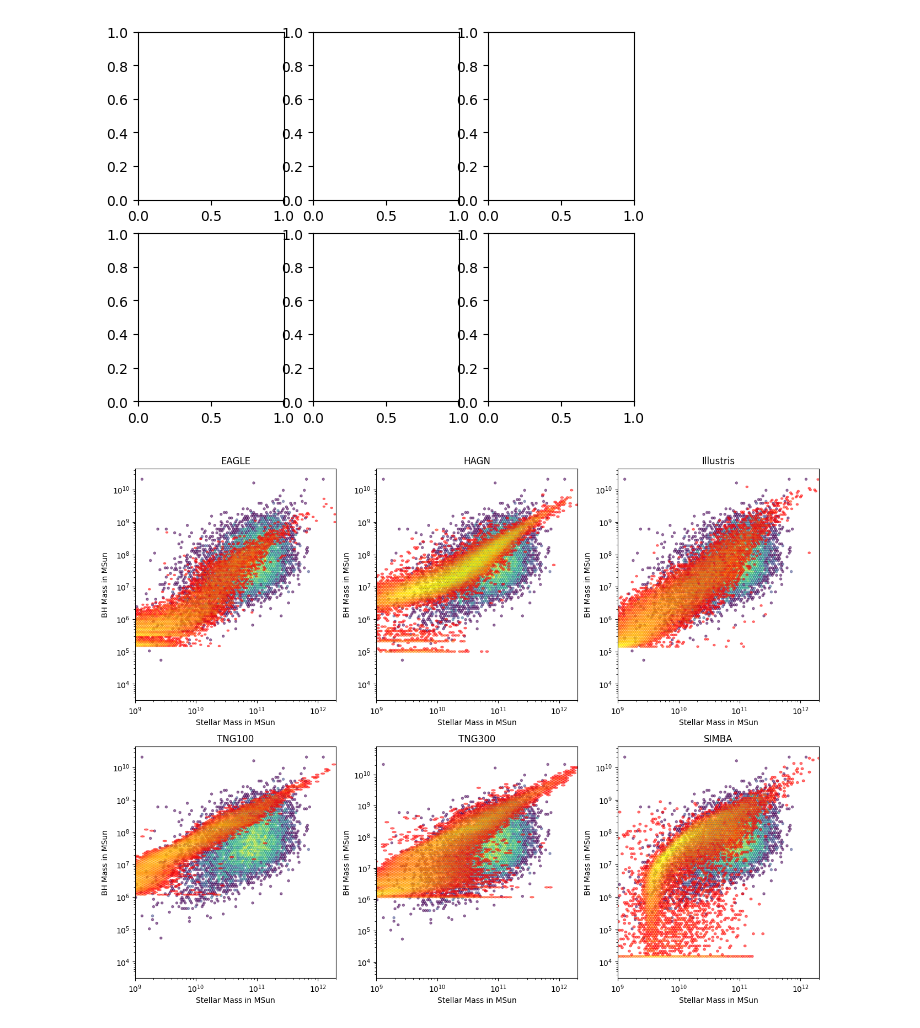
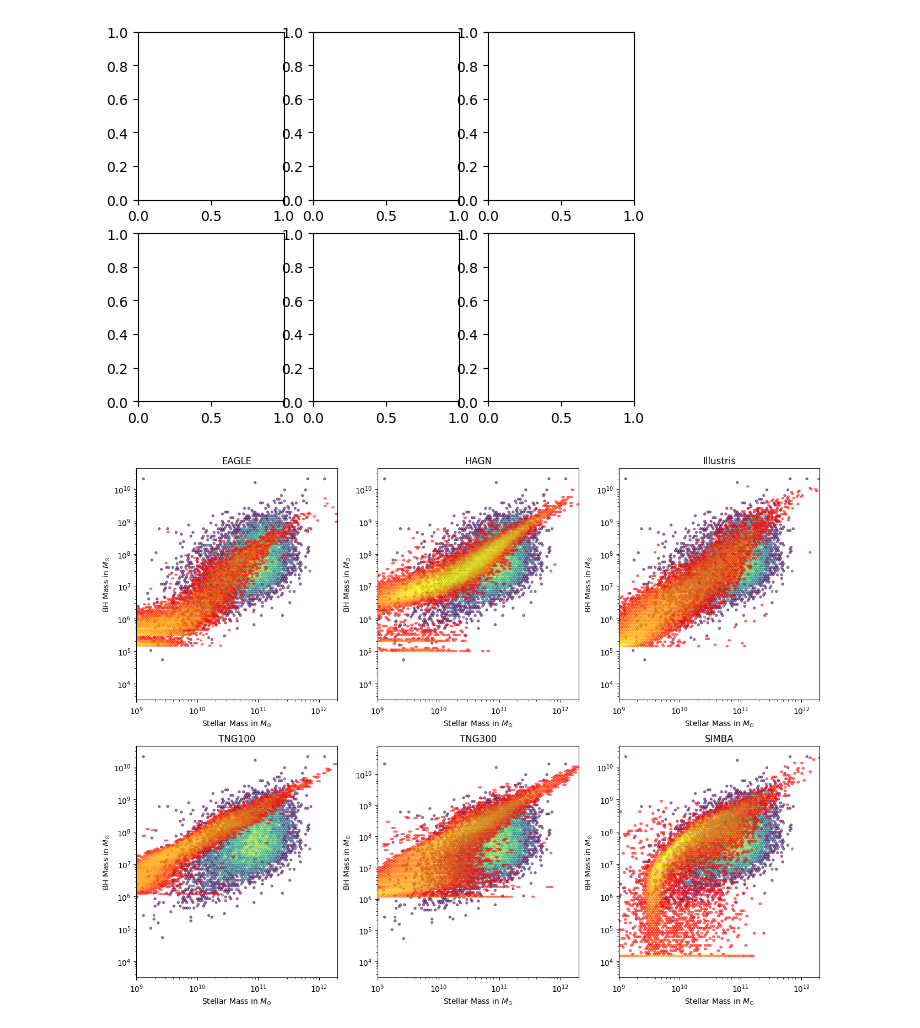
Before and after one commit to clilje/summer_2023, a Jupyter notebook: Week 1/bhmass.ipynb, the cells around one changed output. Saved outputs shown, nothing was run; the diff lists cells and outputs as text; code cells hidden in the pictures.

```diff
--- a/Week 1/bhmass.ipynb
+++ b/Week 1/bhmass.ipynb
@@ -70,39 +70,39 @@ while x < len(snapshot_num):
     axes[i][j].hexbin(data_stellar_mass, data_massBH,bins='log', xscale='log', yscale='log', alpha = 0.5)
     axes[i][j].hexbin(stellar_mass, massBH,bins='log', xscale='log', yscale='log', alpha= 0.5, cmap='autumn')
 
-    axes[i][j].set_xlabel(r'Stellar Mass in MSun')
+    axes[i][j].set_xlabel(r'Stellar Mass in $M_{\odot}$')
     axes[i][j].set_xlim([10**9, 2*10**12])
-    axes[i][j].set_ylabel(r'BH Mass in MSun')
+    axes[i][j].set_ylabel(r'BH Mass in $M_{\odot}$')
     axes[i][j].set_xscale('log')
     axes[i][j].set_yscale('log')
     axes[i][j].set_title(str(sim_list[x]))
     #axes[i][j].legend()
     x += 1
     j += 1
     if x == 3:
         i +=1
         j = j-3
 
 
 plt.savefig('Figures/stellarMass_vs_BHMass_withdata')
 plt.show()
 # %% [output]
 EAGLE
 [48146060.   30809586.   73755376.   ...  1141612.8    539826.9
    372852.66] [4.00042150e+10 4.21227720e+10 3.60579600e+10 ... 1.12651994e+09
  1.56528410e+09 2.06847872e+09]
 HAGN
 [9.27176132e+09 1.17228050e+09 1.15667419e+09 ... 1.75877884e+06
  2.08678748e+05 4.47476767e+06] [1.537e+12 3.687e+11 3.964e+11 ... 9.586e+08 1.258e+09 1.451e+09]
 Illustris
 [1.28833175e+09 1.40835330e+09 1.13286067e+09 ... 1.44346899e+05
  1.44184805e+05 2.96128245e+05] [4.38301970e+11 2.84316784e+11 3.74201861e+11 ... 6.16629153e+08
  5.13364053e+08 5.40218157e+08]
 TNG100
 ... (7 lines left out)
 SIMBA
 [1.70298655e+10 1.92742420e+10 1.64169001e+10 ... 2.51162672e+08
  1.60220625e+04 5.17389781e+05] [4.11604825e+12 1.95210078e+12 1.52924717e+12 ... 5.23563712e+08
  5.04046976e+08 5.01123680e+08]
 [figure]
-[figure, old version]
+[figure, new version]
```
Also changed, not shown: parts of 3 cells of this notebook, 3 other files.
